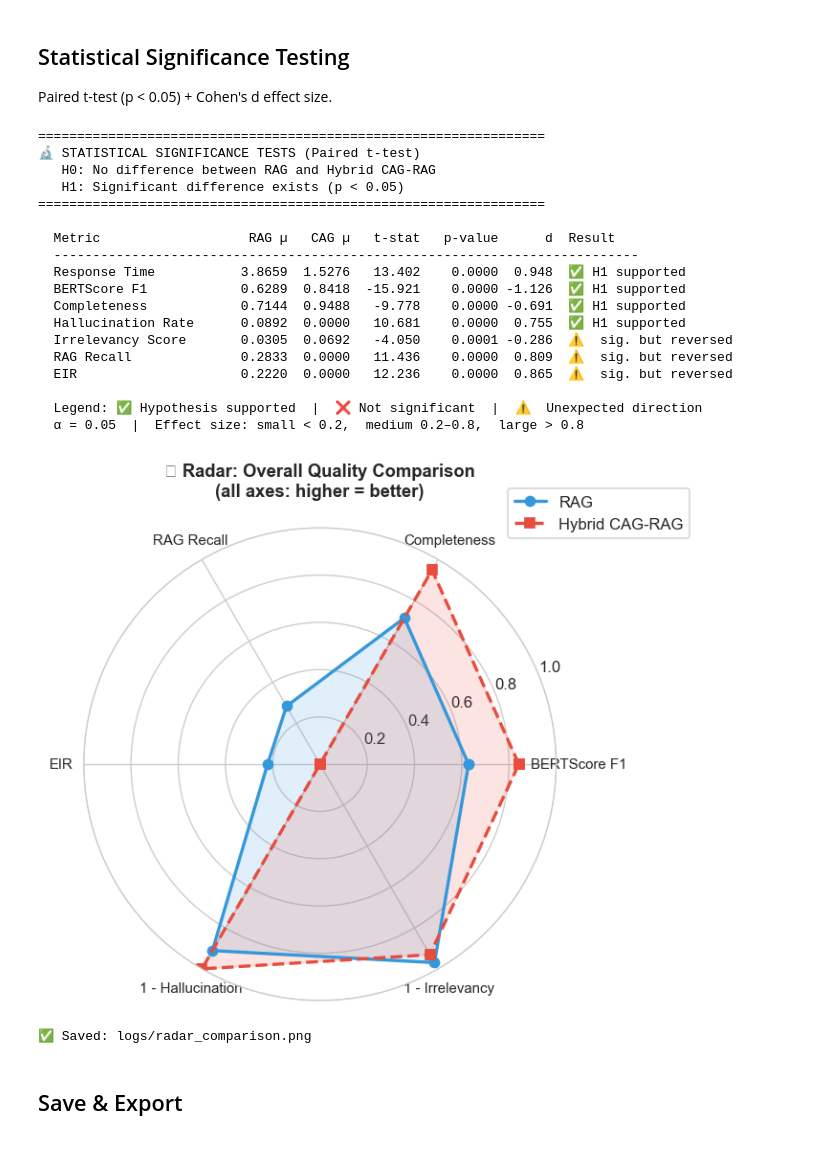
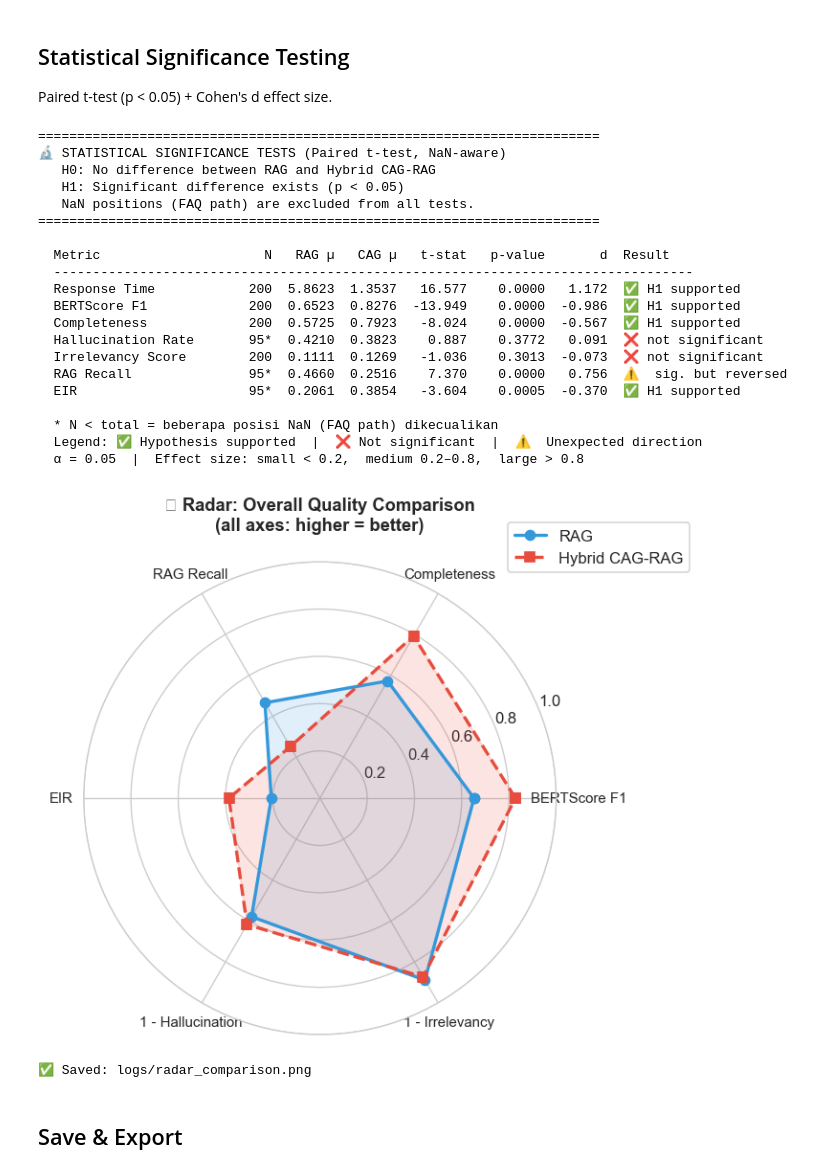
Before and after one commit to samuelsitio26/llm-chatbot-RAG-CAG, a Jupyter notebook: notebooks/Evaluate.ipynb, the cells around one changed output. Drawn from its saved outputs; the diff is of its cells as text; code cells hidden in the pictures.

```diff
--- a/notebooks/Evaluate.ipynb
+++ b/notebooks/Evaluate.ipynb
@@ -1263,11 +1771,12 @@ Paired t-test (p < 0.05) + Cohen's d effect size.
 if not cag_m:
     print("⚠️  CAG results not available, skipping statistical tests.")
 else:
-    print("=" * 65)
-    print("🔬 STATISTICAL SIGNIFICANCE TESTS (Paired t-test)")
+    print("=" * 72)
+    print("🔬 STATISTICAL SIGNIFICANCE TESTS (Paired t-test, NaN-aware)")
     print("   H0: No difference between RAG and Hybrid CAG-RAG")
     print("   H1: Significant difference exists (p < 0.05)")
-    print("=" * 65)
+    print("   NaN positions (FAQ path) are excluded from all tests.")
+    print("=" * 72)
 
     # Metrik yang diuji — arah = 'lower' → CAG harus lebih rendah, 'higher' → CAG harus lebih tinggi
     test_metrics = [
@@ -1282,19 +1791,28 @@ else:
     ]
 
     stat_rows = []
-    print(f"\n  {'Metric':<22} {'RAG µ':>7} {'CAG µ':>7} {'t-stat':>8} {'p-value':>9} {'d':>6}  Result")
-    print("  " + "-" * 75)
+    print(f"\n  {'Metric':<22} {'N':>5} {'RAG µ':>7} {'CAG µ':>7} {'t-stat':>8} {'p-value':>9} {'d':>7}  Result")
+    print("  " + "-" * 82)
 
     for lbl, rag_vals, cag_vals, direction in test_metrics:
         if len(rag_vals) < 2 or len(cag_vals) < 2:
             print(f"  {lbl:<22}  (insufficient data — need ≥ 2 queries)")
             continue
 
-        t_stat, p_val = paired_ttest(rag_vals, cag_vals)
-        d             = cohens_d(rag_vals, cag_vals)
-        rag_mu        = round(float(np.mean(rag_vals)), 4)
-        cag_mu        = round(float(np.mean(cag_vals)), 4)
-        significant   = not np.isnan(p_val) and p_val < 0.05
+        t_stat, p_val, n_valid = paired_ttest(rag_vals, cag_vals)
+        d                      = cohens_d(rag_vals, cag_vals)
+
+        if n_valid < 2:
+            print(f"  {lbl:<22}  (no valid pairs after NaN removal — skipped)")
+            continue
+
+        # Means computed only on non-NaN values for fair representation
+        rag_clean = [x for x in rag_vals if not (isinstance(x, float) and np.isnan(x))]
+        cag_clean = [x for x in cag_vals if not (isinstance(x, float) and np.isnan(x))]
+        rag_mu    = round(float(np.mean(rag_clean)), 4) if rag_clean else float('nan')
+        cag_mu    = round(float(np.mean(cag_clean)), 4) if cag_clean else float('nan')
+
+        significant = not np.isnan(p_val) and p_val < 0.05
 
         # Check if direction is as expected
         if direction == "lower":
@@ -1309,14 +1827,17 @@ else:
         else:
             result = "❌ not significant"
 
-        print(f"  {lbl:<22} {rag_mu:>7.4f} {cag_mu:>7.4f} {t_stat:>8.3f} {p_val:>9.4f} {d:>6.3f}  {result}")
+        n_str = f"{n_valid}" if n_valid == len(rag_vals) else f"{n_valid}*"
+        print(f"  {lbl:<22} {n_str:>5} {rag_mu:>7.4f} {cag_mu:>7.4f} "
+              f"{t_stat:>8.3f} {p_val:>9.4f} {d:>7.3f}  {result}")
         stat_rows.append({
-            'Metric': lbl, 'RAG_mean': rag_mu, 'CAG_mean': cag_mu,
+            'Metric': lbl, 'N': n_valid, 'RAG_mean': rag_mu, 'CAG_mean': cag_mu,
             't_stat': t_stat, 'p_value': p_val, "Cohen_d": d,
             'significant': significant, 'direction_ok': direction_ok
         })
 
-    print("\n  Legend: ✅ Hypothesis supported  |  ❌ Not significant  |  ⚠️  Unexpected direction")
+    print("\n  * N < total = beberapa posisi NaN (FAQ path) dikecualikan")
+    print("  Legend: ✅ Hypothesis supported  |  ❌ Not significant  |  ⚠️  Unexpected direction")
     print(f"  α = 0.05  |  Effect size: small < 0.2,  medium 0.2–0.8,  large > 0.8")
 
     # Radar chart for visual comparison
@@ -1328,51 +1849,61 @@ else:
     cag_radar  = [cag_m['bert'], cag_m['comp'], cag_m['recall'], cag_m['eir']]
 
     # Invert inaccuracy metrics so higher = better on radar
+    # Guard against NaN for hallucination (FAQ path excluded from mean already)
+    rag_hall_val = rag_m['hall'] if not (isinstance(rag_m['hall'], float) and np.isnan(rag_m['hall'])) else 0.5
+    cag_hall_val = cag_m['hall'] if not (isinstance(cag_m['hall'], float) and np.isnan(cag_m['hall'])) else 0.5
+
     radar_metrics += ['1 - Hallucination', '1 - Irrelevancy']
-    rag_radar  += [1 - rag_m['hall'], 1 - rag_m['irr']]
-    cag_radar  += [1 - cag_m['hall'], 1 - cag_m['irr']]
+    rag_radar  += [1 - rag_hall_val, 1 - rag_m['irr']]
+    cag_radar  += [1 - cag_hall_val, 1 - cag_m['irr']]
+
+    # Replace any remaining NaN with 0 for radar chart rendering
+    rag_radar = [v if not (isinstance(v, float) and np.isnan(v)) else 0.0 for v in rag_radar]
+    cag_radar = [v if not (isinstance(v, float) and np.isnan(v)) else 0.0 for v in cag_radar]
 
     N   = len(radar_metrics)
     angles = np.linspace(0, 2 * np.pi, N, endpoint=False).tolist()
     rag_r  = rag_radar + [rag_radar[0]]
     cag_r  = cag_radar + [cag_radar[0]]
     angles += angles[:1]
 
     fig, ax = plt.subplots(figsize=(6, 6), subplot_kw=dict(polar=True))
     ax.plot(angles, rag_r, 'o-', color='#3498db', linewidth=2, label='RAG')
     ax.fill(angles, rag_r, alpha=0.15, color='#3498db')
     ax.plot(angles, cag_r, 's--', color='#e74c3c', linewidth=2, label='Hybrid CAG-RAG')
     ax.fill(angles, cag_r, alpha=0.15, color='#e74c3c')
     ax.set_xticks(angles[:-1])
     ax.set_xticklabels(radar_metrics, fontsize=9)
     ax.set_ylim(0, 1)
     ax.set_title('📡 Radar: Overall Quality Comparison\n(all axes: higher = better)',
                  fontsize=11, fontweight='bold', pad=20)
     ax.legend(loc='upper right', bbox_to_anchor=(1.3, 1.1))
     plt.tight_layout()
     plt.savefig('../logs/radar_comparison.png', dpi=150, bbox_inches='tight')
     plt.show()
     print("✅ Saved: logs/radar_comparison.png")
 # %% [output]
-=================================================================
-🔬 STATISTICAL SIGNIFICANCE TESTS (Paired t-test)
+========================================================================
+🔬 STATISTICAL SIGNIFICANCE TESTS (Paired t-test, NaN-aware)
    H0: No difference between RAG and Hybrid CAG-RAG
    H1: Significant difference exists (p < 0.05)
-=================================================================
+   NaN positions (FAQ path) are excluded from all tests.
+========================================================================
 
-  Metric                   RAG µ   CAG µ   t-stat   p-value      d  Result
-  ---------------------------------------------------------------------------
-  Response Time           3.8659  1.5276   13.402    0.0000  0.948  ✅ H1 supported
-  BERTScore F1            0.6289  0.8418  -15.921    0.0000 -1.126  ✅ H1 supported
-  Completeness            0.7144  0.9488   -9.778    0.0000 -0.691  ✅ H1 supported
-  Hallucination Rate      0.0892  0.0000   10.681    0.0000  0.755  ✅ H1 supported
-  Irrelevancy Score       0.0305  0.0692   -4.050    0.0001 -0.286  ⚠️  sig. but reversed
-  RAG Recall              0.2833  0.0000   11.436    0.0000  0.809  ⚠️  sig. but reversed
-  EIR                     0.2220  0.0000   12.236    0.0000  0.865  ⚠️  sig. but reversed
+  Metric                     N   RAG µ   CAG µ   t-stat   p-value       d  Result
+  ----------------------------------------------------------------------------------
+  Response Time            200  5.8623  1.3537   16.577    0.0000   1.172  ✅ H1 supported
+  BERTScore F1             200  0.6523  0.8276  -13.949    0.0000  -0.986  ✅ H1 supported
+  Completeness             200  0.5725  0.7923   -8.024    0.0000  -0.567  ✅ H1 supported
+  Hallucination Rate       95*  0.4210  0.3823    0.887    0.3772   0.091  ❌ not significant
+  Irrelevancy Score        200  0.1111  0.1269   -1.036    0.3013  -0.073  ❌ not significant
+  RAG Recall               95*  0.4660  0.2516    7.370    0.0000   0.756  ⚠️  sig. but reversed
+  EIR                      95*  0.2061  0.3854   -3.604    0.0005  -0.370  ✅ H1 supported
 
+  * N < total = beberapa posisi NaN (FAQ path) dikecualikan
   Legend: ✅ Hypothesis supported  |  ❌ Not significant  |  ⚠️  Unexpected direction
   α = 0.05  |  Effect size: small < 0.2,  medium 0.2–0.8,  large > 0.8
-[figure, old version]
+[figure, new version]
 ✅ Saved: logs/radar_comparison.png
 # %% [markdown]
 ## Save & Export
```
Also changed, not shown: parts of 17 cells of this notebook, 18 other files.
